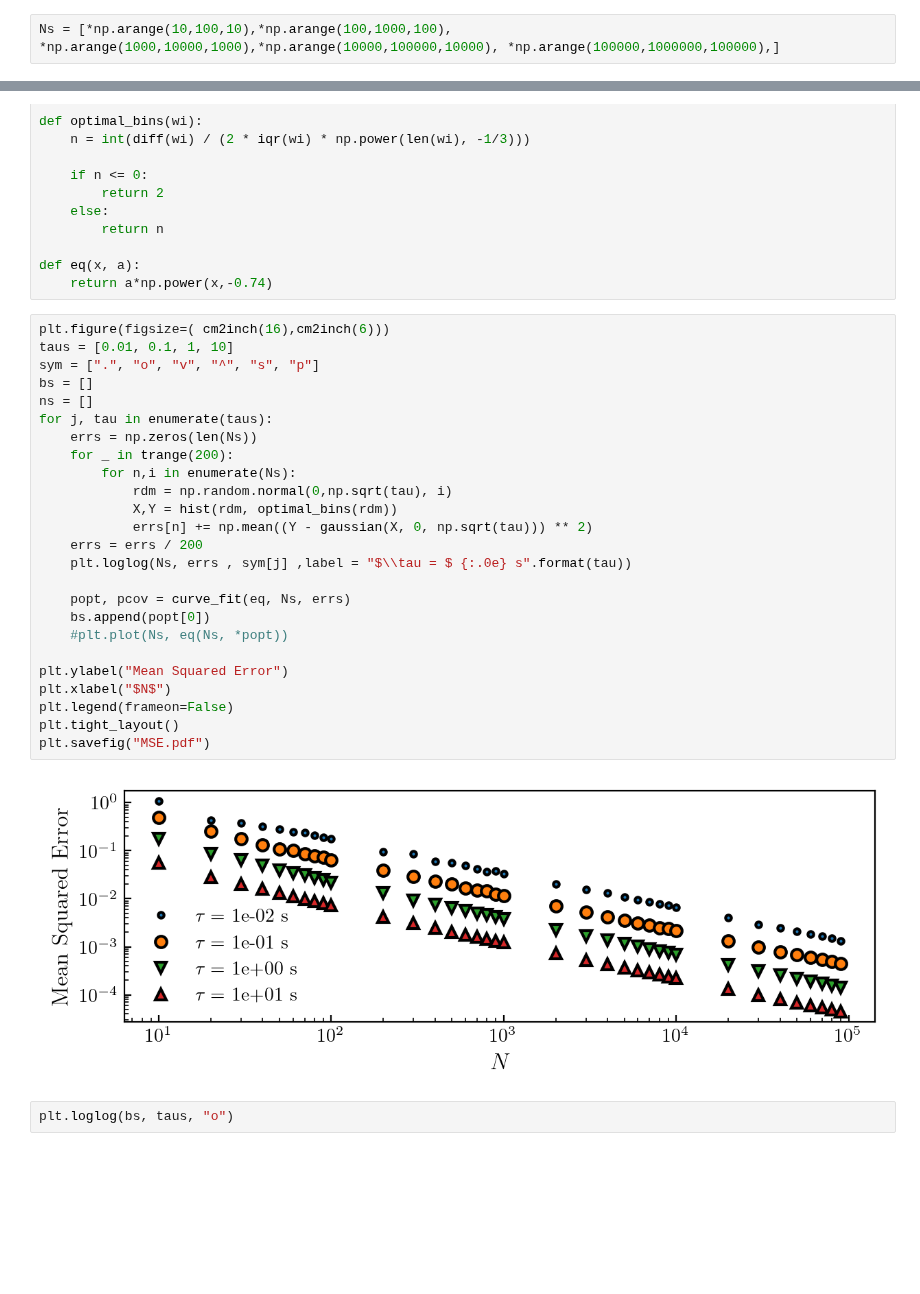
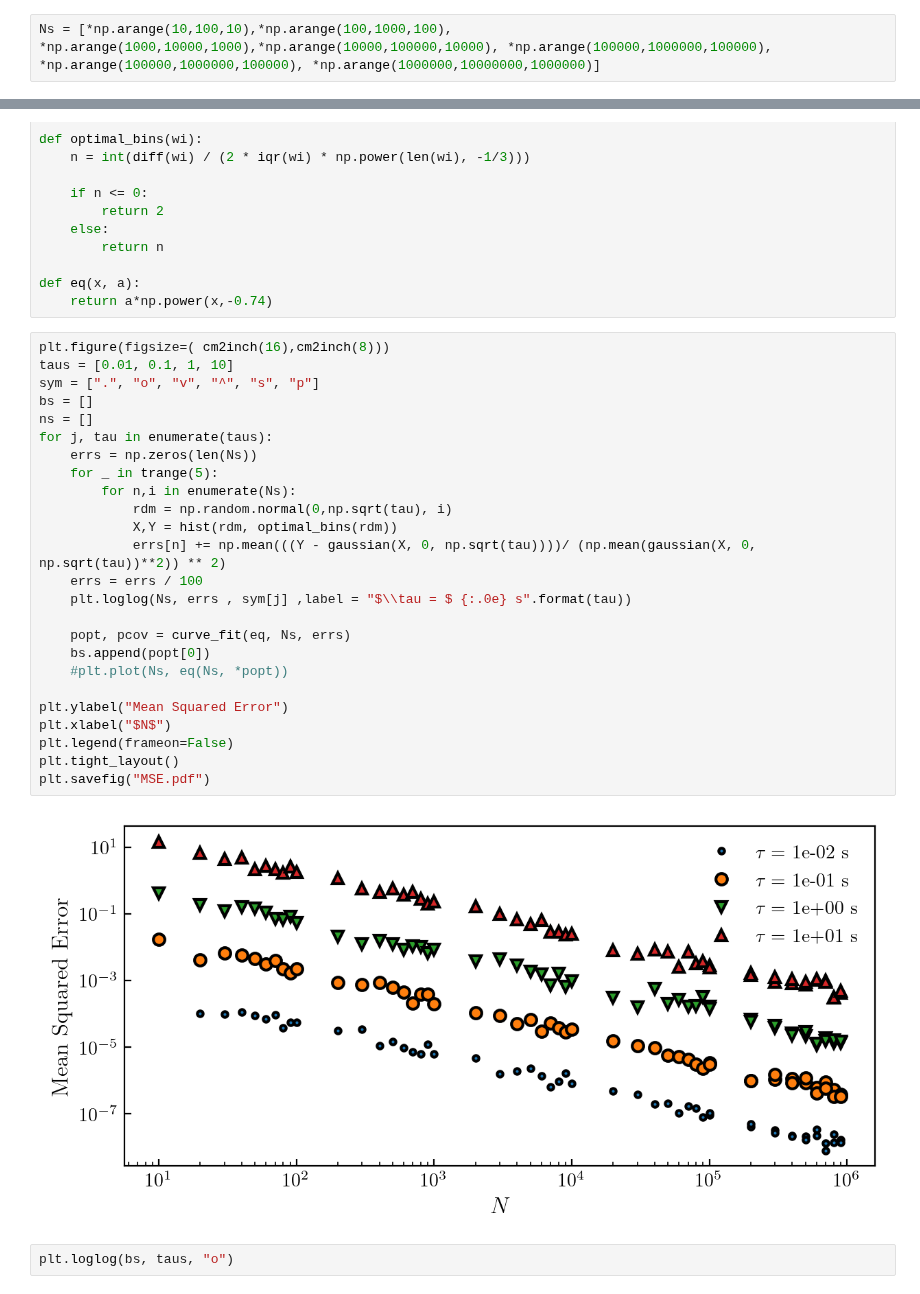
Before and after one commit to eXpensia/Confined-Brownian-Motion, a Jupyter notebook: 02_body/chapter1/image/noise_simulation/Untitled.ipynb, the cells around one changed output, grey strips where cells are left out. Drawn from its saved outputs; the diff is of its cells as text; blank space fills up the shorter version.

```diff
--- a/02_body/chapter1/image/noise_simulation/Untitled.ipynb
+++ b/02_body/chapter1/image/noise_simulation/Untitled.ipynb
@@ -60,5 +60,5 @@ plt.plot(x, gaussian(x,0 , np.sqrt(tau)))
 # %%
-Ns = [*np.arange(10,100,10),*np.arange(100,1000,100), *np.arange(1000,10000,1000),*np.arange(10000,100000,10000), *np.arange(100000,1000000,100000),]
+Ns = [*np.arange(10,100,10),*np.arange(100,1000,100), *np.arange(1000,10000,1000),*np.arange(10000,100000,10000), *np.arange(100000,1000000,100000), *np.arange(100000,1000000,100000), *np.arange(1000000,10000000,1000000)]
 # %%
 from tqdm import trange
 
@@ -79,32 +79,32 @@ def optimal_bins(wi):
 def eq(x, a):
     return a*np.power(x,-0.74)
 # %%
-plt.figure(figsize=( cm2inch(16),cm2inch(6)))
+plt.figure(figsize=( cm2inch(16),cm2inch(8)))
 taus = [0.01, 0.1, 1, 10]
 sym = [".", "o", "v", "^", "s", "p"]
 bs = []
 ns = []
 for j, tau in enumerate(taus):
     errs = np.zeros(len(Ns))
-    for _ in trange(200):
+    for _ in trange(5):
         for n,i in enumerate(Ns):
             rdm = np.random.normal(0,np.sqrt(tau), i)
             X,Y = hist(rdm, optimal_bins(rdm))
-            errs[n] += np.mean((Y - gaussian(X, 0, np.sqrt(tau))) ** 2)
-    errs = errs / 200
+            errs[n] += np.mean(((Y - gaussian(X, 0, np.sqrt(tau))))/ (np.mean(gaussian(X, 0, np.sqrt(tau))**2)) ** 2)
+    errs = errs / 100
     plt.loglog(Ns, errs , sym[j] ,label = "$\\tau = $ {:.0e} s".format(tau))
 
     popt, pcov = curve_fit(eq, Ns, errs)
     bs.append(popt[0])
     #plt.plot(Ns, eq(Ns, *popt))
 
 plt.ylabel("Mean Squared Error")
 plt.xlabel("$N$")
 plt.legend(frameon=False)
 plt.tight_layout()
 plt.savefig("MSE.pdf")
 # %% [output]
-[figure, old version]
+[figure, new version]
 # %%
 plt.loglog(bs, taus, "o")
 # %% [output]
```
Also changed, not shown: parts of 3 cells of this notebook, 10 other files.
